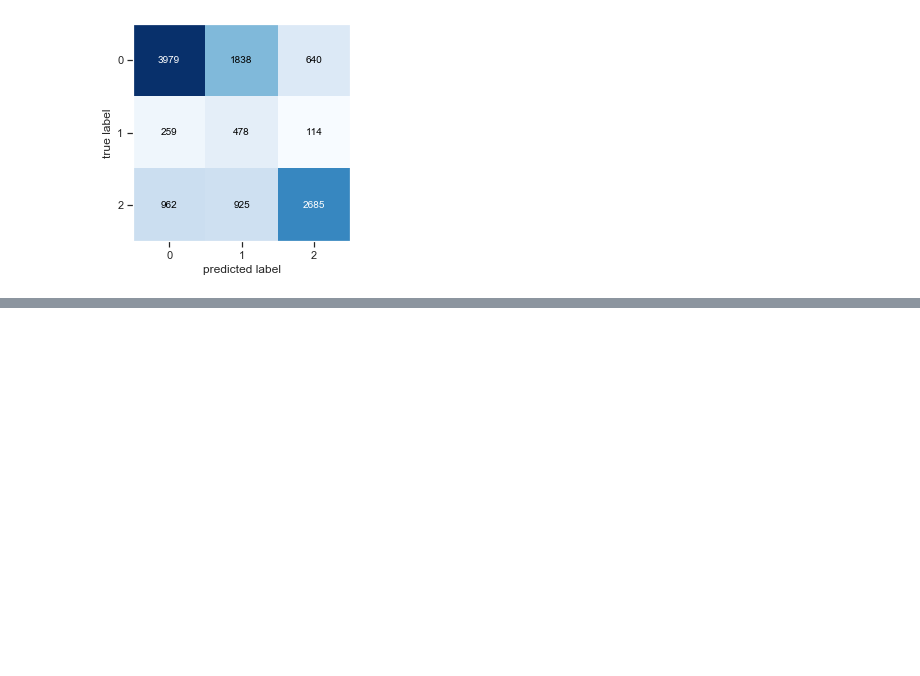
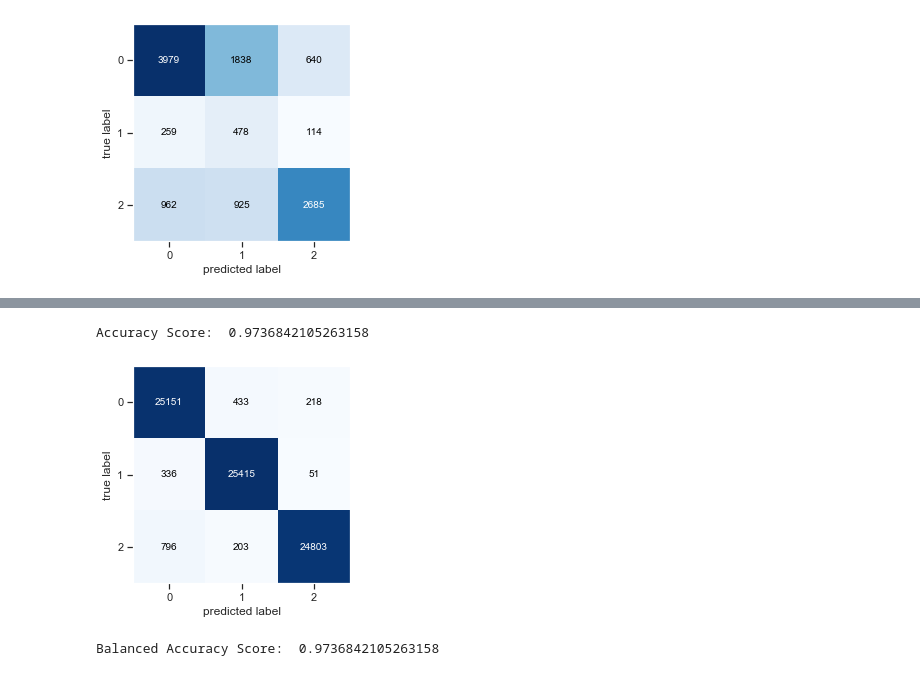
Before and after one commit to ezgigm/Project3_TanzanianWaterWell_Status_Prediction, a Jupyter notebook: STEP3_Modeling for Multi-Class Target.ipynb, the cells around one changed output, grey strips where cells are left out. Cells and saved outputs as stored; diff of their text form; code cells hidden in the pictures; blank space fills up the shorter version.

Commit message:
smote

```diff
--- a/STEP3_Modeling for Multi-Class Target.ipynb
+++ b/STEP3_Modeling for Multi-Class Target.ipynb
@@ -136,0 +216,10 @@ plt.show()
+# %%
+X_train, X_test, y_train, y_test = train_test_split(X, y, test_size=0.2, random_state=42)
+# %%
+smote_train = SMOTE(sampling_strategy = 'auto', n_jobs = -1)
+X_train_resampled, y_train_resampled = smote_train.fit_sample(X_train, y_train)
+print(y_train.value_counts())
+np = y_train_resampled
+new_series = pd.Series(np)
+
+print(new_series.value_counts())
@@ -136,0 +235,8 @@ plt.show()
+# %%
+clf_xg = XGBClassifier(objective = 'multi:softmax', booster = 'gbtree', nrounds = 'min.error.idx',
+                      num_class = 3, maximize = False, eval_metric = 'merror', eta = .1,
+                      max_depth = 16, colsample_bytree = .4, n_jobs = -1)
+# scores = cross_val_score(clf_xg, X_train_resampled, new_series, cv=5, scoring='accuracy')
+# print(scores.mean(), '+/-', scores.std())
+# %%
+clf_xg.fit(X_train_resampled, new_series)
@@ -136,0 +252,17 @@ plt.show()
+# %%
+preds_train_resampled = clf_xg.predict(X_train_resampled)
+# preds_test_resampled = clf_xg.predict(X_test_resampled)
+# preds_train = clf_xg.predict(X_train)
+# preds_test = clf_xg.predict(X_test)
+y_score = pipe.predict(X_test)
+print("Accuracy Score train: ", accuracy_score(new_series, preds_train_resampled))
+cm = confusion_matrix(new_series, preds_train_resampled)
+plot_confusion_matrix(cm)
+plt.show()
+# %% [output]
+Accuracy Score:  0.9736842105263158
+[figure, added]
+# %%
+print("Balanced Accuracy Score: ", balanced_accuracy_score(new_series, preds_train_resampled))
+# %% [output]
+Balanced Accuracy Score:  0.9736842105263158
```
Also changed, not shown: parts of 18 cells of this notebook.
